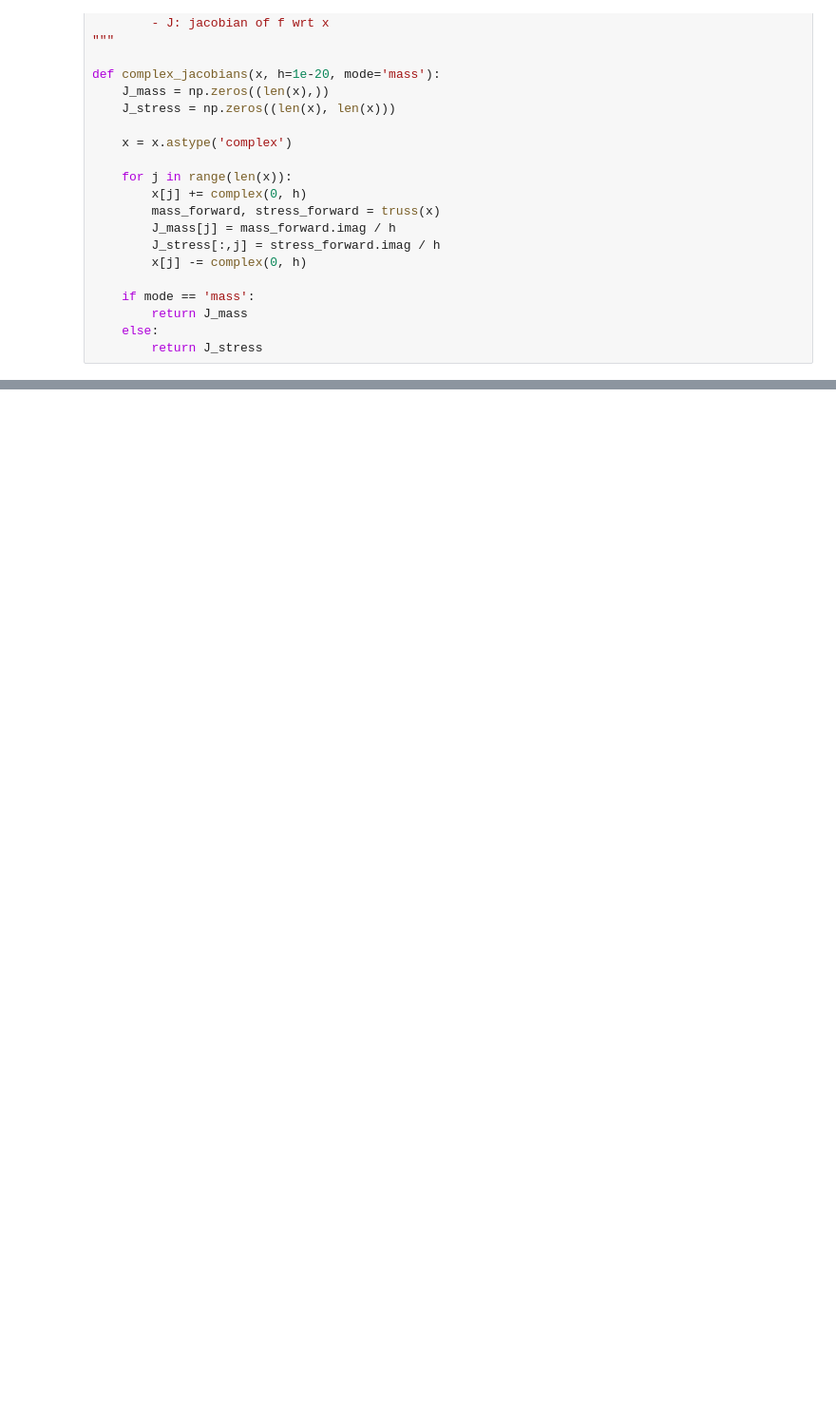
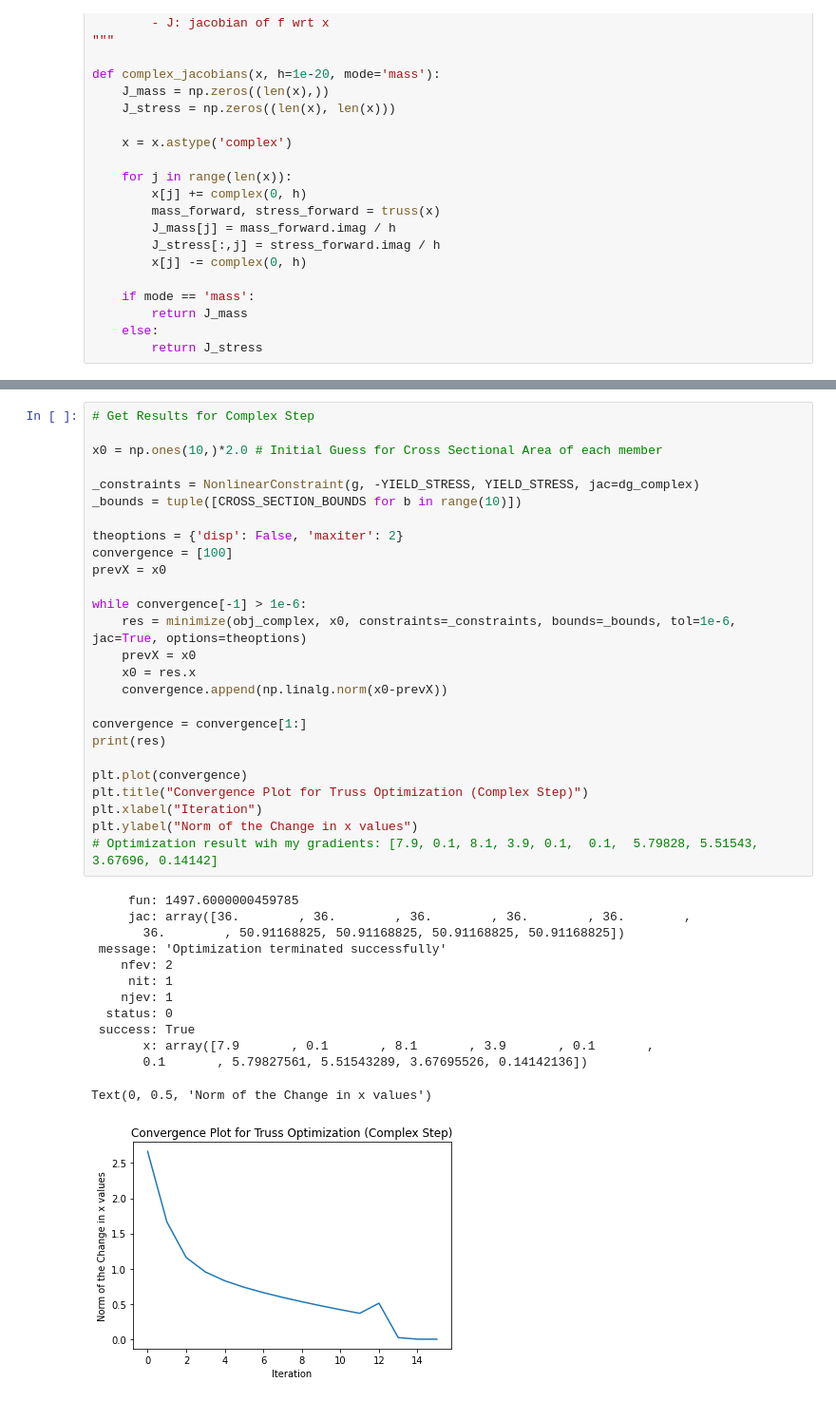
Before and after one commit to dcheney01/optimization, a Jupyter notebook: HW3/computing_derivatives.ipynb, the cells around one changed output, grey strips where cells are left out. Shown: that part at 95% size. Cells and saved outputs as stored; diff of their text form; blank space fills up the shorter version.

```diff
--- a/HW3/computing_derivatives.ipynb
+++ b/HW3/computing_derivatives.ipynb
@@ -228,0 +238,40 @@ print(res)
+# %%
+# Get Results for Complex Step
+
+x0 = np.ones(10,)*2.0 # Initial Guess for Cross Sectional Area of each member
+
+_constraints = NonlinearConstraint(g, -YIELD_STRESS, YIELD_STRESS, jac=dg_complex)
+_bounds = tuple([CROSS_SECTION_BOUNDS for b in range(10)])
+
+theoptions = {'disp': False, 'maxiter': 2}
+convergence = [100]
+prevX = x0
+
+while convergence[-1] > 1e-6:
+    res = minimize(obj_complex, x0, constraints=_constraints, bounds=_bounds, tol=1e-6, jac=True, options=theoptions)
+    prevX = x0
+    x0 = res.x
+    convergence.append(np.linalg.norm(x0-prevX))
+
+convergence = convergence[1:]
+print(res)
+
+plt.plot(convergence)
+plt.title("Convergence Plot for Truss Optimization (Complex Step)")
+plt.xlabel("Iteration")
+plt.ylabel("Norm of the Change in x values")
+# Optimization result wih my gradients: [7.9, 0.1, 8.1, 3.9, 0.1,  0.1,  5.79828, 5.51543, 3.67696, 0.14142]
+# %% [output]
+     fun: 1497.6000000459785
+     jac: array([36.        , 36.        , 36.        , 36.        , 36.        ,
+       36.        , 50.91168825, 50.91168825, 50.91168825, 50.91168825])
+ message: 'Optimization terminated successfully'
+    nfev: 2
+     nit: 1
+    njev: 1
+  status: 0
+ success: True
+       x: array([7.9       , 0.1       , 8.1       , 3.9       , 0.1       ,
+       0.1       , 5.79827561, 5.51543289, 3.67695526, 0.14142136])
+Text(0, 0.5, 'Norm of the Change in x values')
+[figure, added]
```
Also changed, not shown: parts of 12 cells of this notebook.
